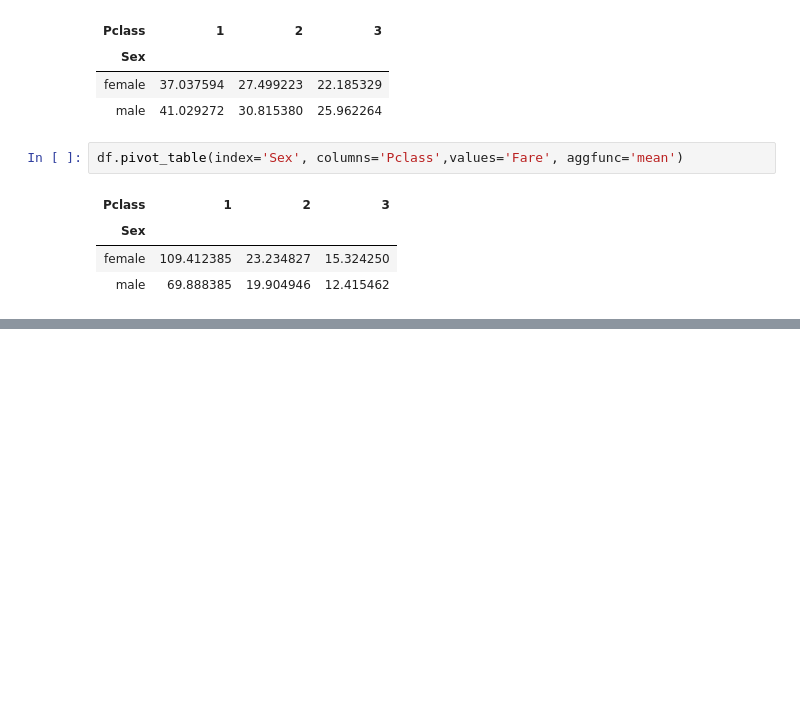
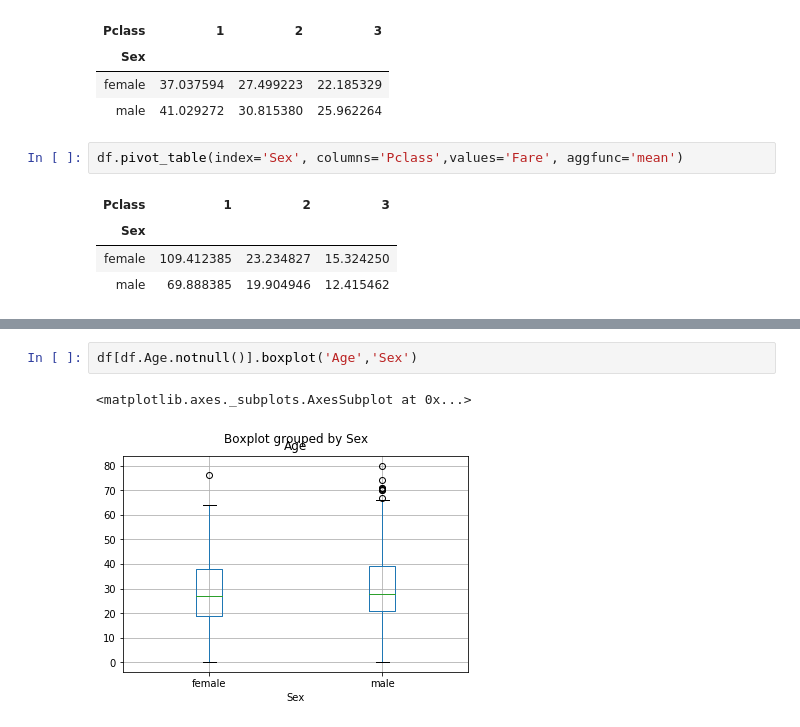
Before and after one commit to saikrishna575/Titanic, a Jupyter notebook: notebooks/2.0-ak-exploring-processing-data.ipynb, the cells around one changed output, grey strips where cells are left out. Cells and saved outputs as stored; diff of their text form; blank space fills up the shorter version.

```diff
--- a/notebooks/2.0-ak-exploring-processing-data.ipynb
+++ b/notebooks/2.0-ak-exploring-processing-data.ipynb
@@ -411,0 +677,5 @@ df.pivot_table(index='Sex', columns='Pclass',values='Fare', aggfunc='mean')
+# %%
+df[df.Age.notnull()].boxplot('Age','Sex')
+# %% [output]
+<matplotlib.axes._subplots.AxesSubplot at 0x...>
+[figure, added]
```
Also changed, not shown: parts of 46 cells of this notebook.
